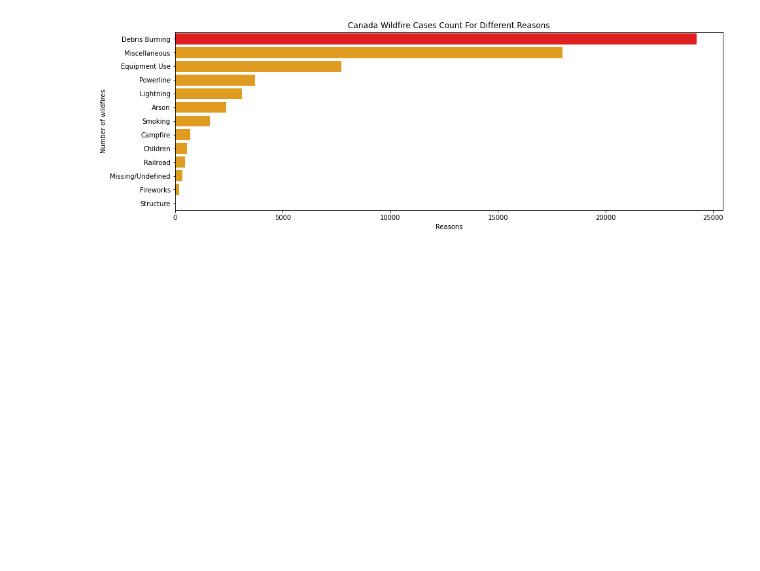
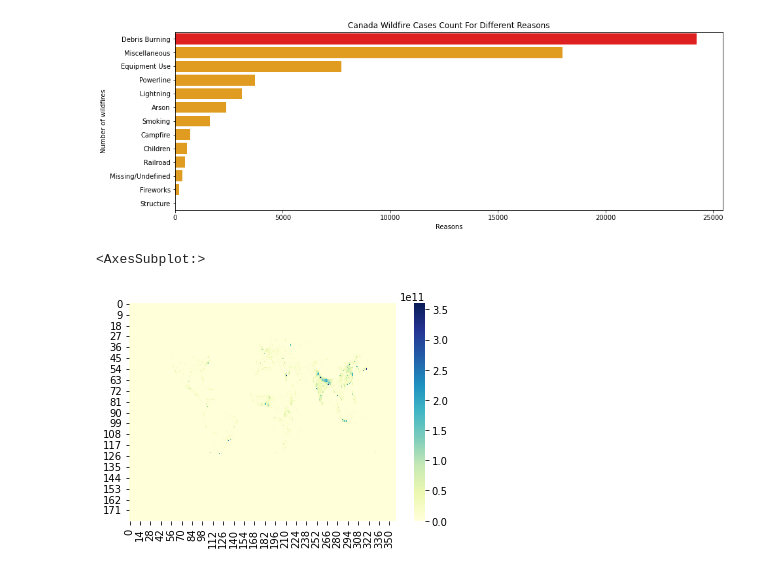
Before and after one commit to huruifu/733-project, a Jupyter notebook: project.ipynb, the cells around one changed output. Saved outputs shown, nothing was run; the diff lists cells and outputs as text; code cells hidden in the pictures; blank space fills up the shorter version.

```diff
--- a/project.ipynb
+++ b/project.ipynb
@@ -99,3 +99,10 @@ plt.title('Canada Wildfire Cases Count For Different Reasons')
 plt.show()
 # %% [output]
 [figure]
+# %%
+world = pd.read_csv('Data/gpw-v4-population-count-rev11_2020_1_deg_asc/gpw_v4_population_count_rev11_2020_1try.asc', sep=' ', header=None)
+world = world*10000
+sns.heatmap(world, cmap='YlGnBu')
+# %% [output]
+<AxesSubplot:>
+[figure, added]
```
Also changed, not shown: 1 other file.
